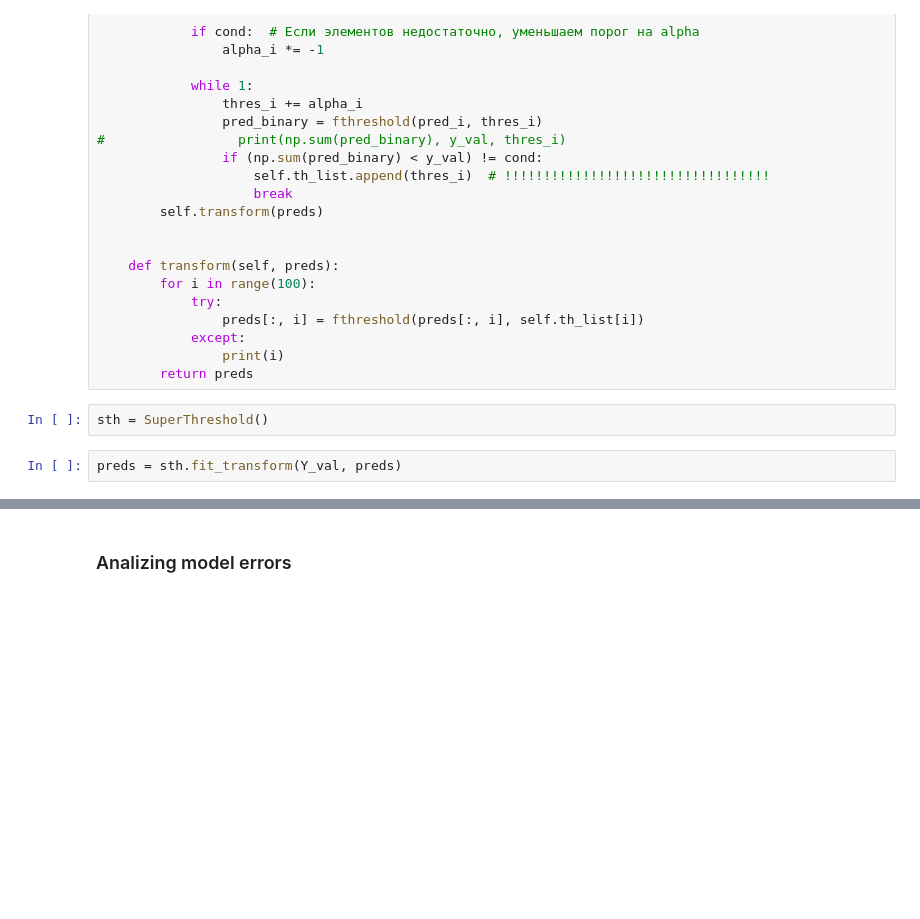
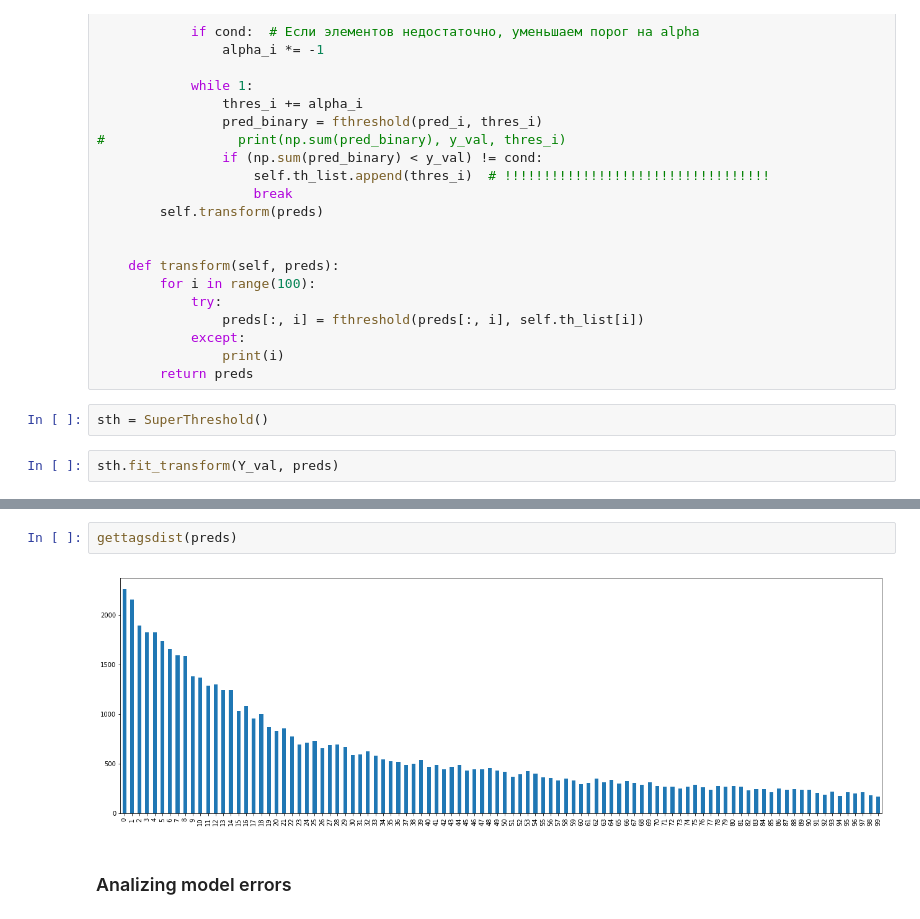
Before and after one commit to Dmitry513/YandexFinal, a Jupyter notebook: Texts multilabel-classification.ipynb, the cells around one changed output, grey strips where cells are left out. Saved outputs shown, nothing was run; the diff lists cells and outputs as text; blank space fills up the shorter version.

```diff
--- a/Texts multilabel-classification.ipynb
+++ b/Texts multilabel-classification.ipynb
@@ -245,4 +240,4 @@ class SuperThreshold():
 # %%
 sth = SuperThreshold()
 # %%
-preds = sth.fit_transform(Y_val, preds)
+sth.fit_transform(Y_val, preds)
@@ -253,3 +258,7 @@ ValueError: Expected array-like (array or non-string sequence), got None
+# %%
+gettagsdist(preds)
+# %% [output]
+[figure, added]
 # %% [markdown]
 ### Analizing model errors
 # %%
```
Also changed, not shown: parts of 12 cells of this notebook.
